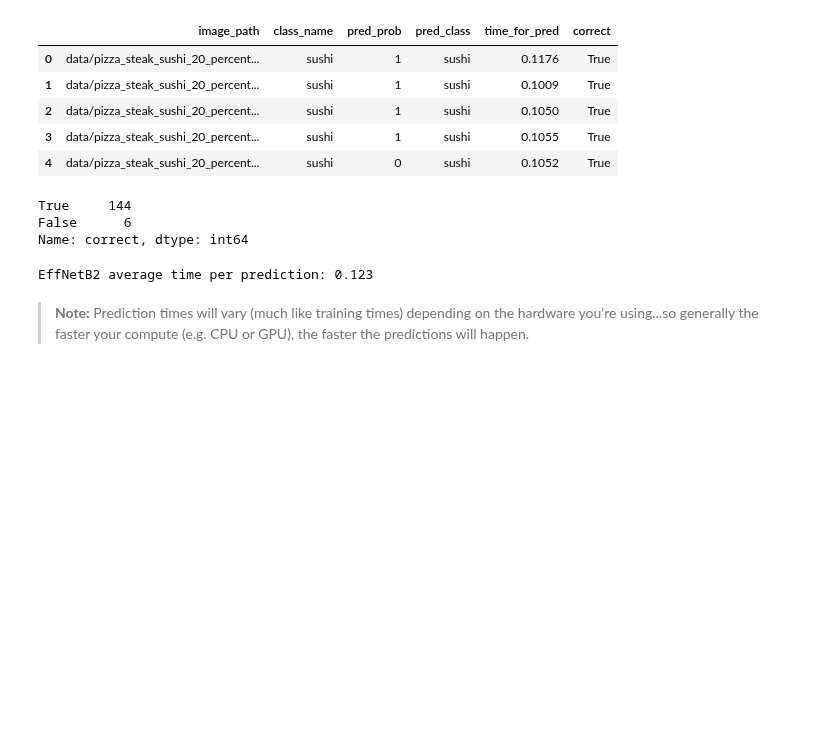
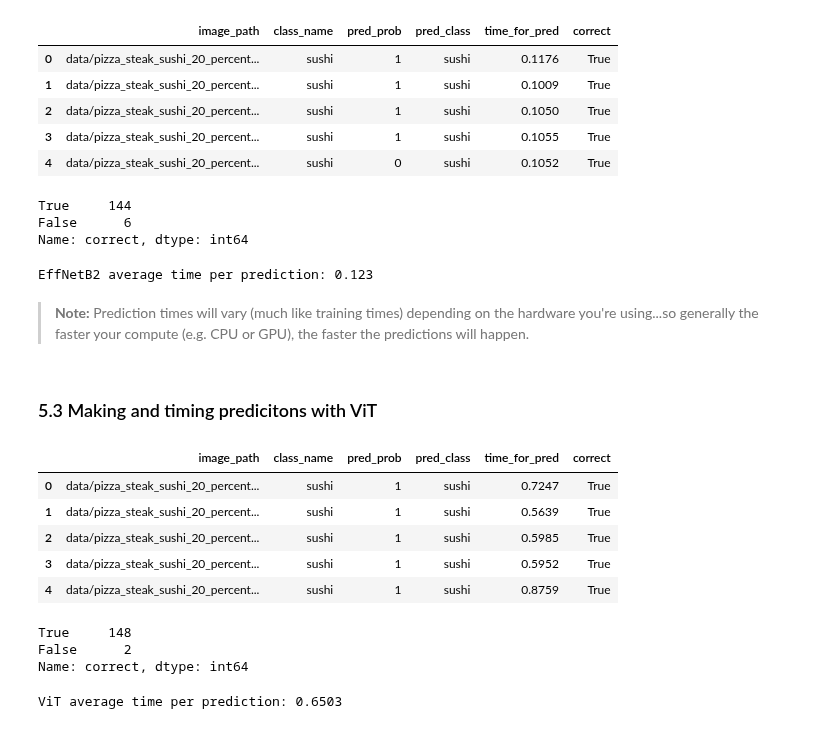
Before and after one commit to Muntasir2179/pytorch-learnig, a Jupyter notebook: 09_pytorch_model_deployment.ipynb, the cells around one changed output. Drawn from its saved outputs; the diff is of its cells as text; code cells hidden in the pictures; blank space fills up the shorter version.

Commit message:
ran inference on test images with ViT and saved timing stats

```diff
--- a/09_pytorch_model_deployment.ipynb
+++ b/09_pytorch_model_deployment.ipynb
@@ -536,3 +536,34 @@ print(f"EffNetB2 average time per prediction: {effnetb2_average_time_per_pred}")
 EffNetB2 average time per prediction: 0.123
 # %% [markdown]
 > **Note:** Prediction times will vary (much like training times) depending on the hardware you're using...so generally the faster your compute (e.g. CPU or GPU), the faster the predictions will happen.
+# %% [markdown]
+### 5.3 Making and timing predicitons with ViT
+# %%
+vit_test_pred_dicts = pred_and_store(paths=test_data_paths,
+                                     model=vit,
+                                     transform=vit_transforms,
+                                     class_names=class_names,
+                                     device='cpu')
+# %%
+vit_test_pred_df = pd.DataFrame(vit_test_pred_dicts)
+vit_test_pred_df.head()
+# %% [output]
+|  | image_path | class_name | pred_prob | pred_class | time_for_pred | correct |
+| 0 | data/pizza_steak_sushi_20_percent... | sushi | 1 | sushi | 0.7247 | True |
+| 1 | data/pizza_steak_sushi_20_percent... | sushi | 1 | sushi | 0.5639 | True |
+| 2 | data/pizza_steak_sushi_20_percent... | sushi | 1 | sushi | 0.5985 | True |
+| 3 | data/pizza_steak_sushi_20_percent... | sushi | 1 | sushi | 0.5952 | True |
+| 4 | data/pizza_steak_sushi_20_percent... | sushi | 1 | sushi | 0.8759 | True |
+# %%
+# check the number of correct predictions
+vit_test_pred_df['correct'].value_counts()
+# %% [output]
+True     148
+False      2
+Name: correct, dtype: int64
+# %%
+# find the average time per prediciton
+vit_average_time_per_pred = round(vit_test_pred_df.time_for_pred.mean(), 4)
+print(f"ViT average time per prediction: {vit_average_time_per_pred}")
+# %% [output]
+ViT average time per prediction: 0.6503
```
